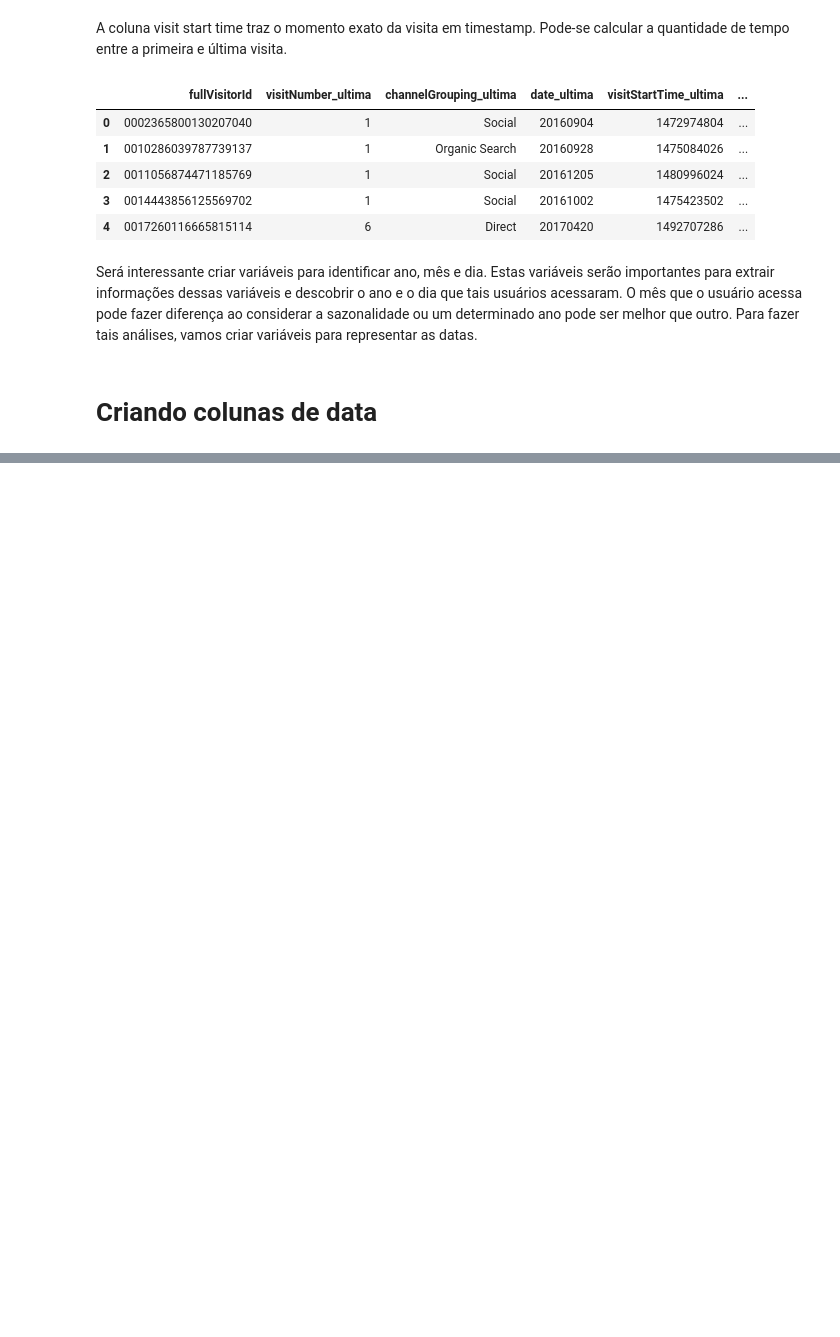
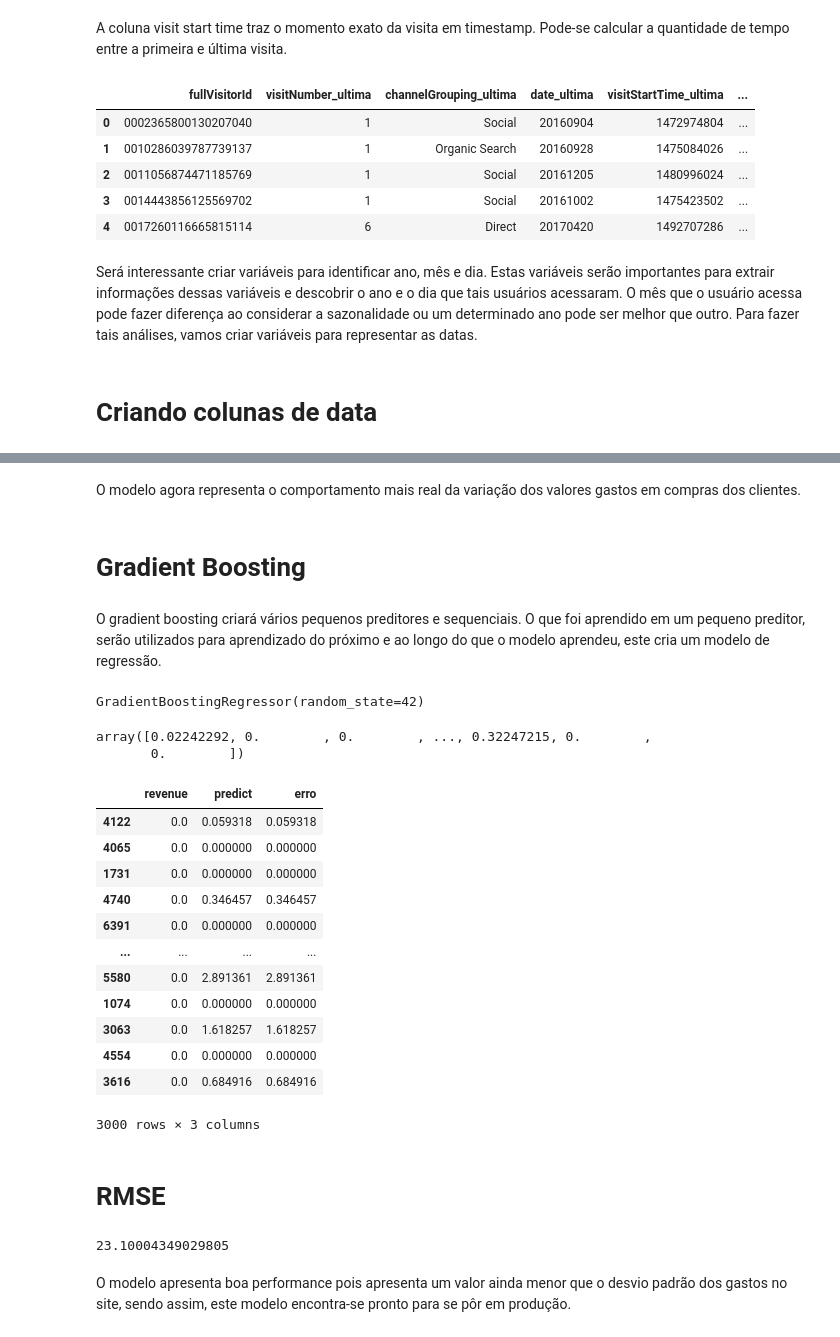
Before and after one commit to Pedro-A-D-S/Marketing-Analytics, a Jupyter notebook: revenue_buy_prediction.ipynb, the cells around one changed output, grey strips where cells are left out. Saved outputs shown, nothing was run; the diff lists cells and outputs as text; code cells hidden in the pictures; blank space fills up the shorter version.

```diff
--- a/revenue_buy_prediction.ipynb
+++ b/revenue_buy_prediction.ipynb
@@ -951,0 +1085,6 @@ visitas['dia_primeira'] = pd.to_numeric([data[6:] for data in visitas['date_prim
+# %% [markdown]
+O modelo agora representa o comportamento mais real da variação dos valores gastos em compras dos clientes.
+# %% [markdown]
+# Gradient Boosting
+# %% [markdown]
+O gradient boosting criará vários pequenos preditores e sequenciais. O que foi aprendido em um pequeno preditor, serão utilizados para aprendizado do próximo e ao longo do que o modelo aprendeu, este cria um modelo de regressão.
@@ -951,0 +1093,4 @@ visitas['dia_primeira'] = pd.to_numeric([data[6:] for data in visitas['date_prim
+# %%
+gb.fit(X_train, y_train)
+# %% [output]
+GradientBoostingRegressor(random_state=42)
@@ -951,0 +1101,34 @@ visitas['dia_primeira'] = pd.to_numeric([data[6:] for data in visitas['date_prim
+# %%
+gb_predict
+# %% [output]
+array([0.02242292, 0.        , 0.        , ..., 0.32247215, 0.        ,
+       0.        ])
+# %%
+resultados = pd.DataFrame() # dataframe de resultados
+resultados['revenue'] = y_test # valores comprados pelo usuário
+resultados['predict'] = reg_predict # valores preditos
+resultados['erro'] = reg_predict - y_test # erro entre a predição e o valor real
+# %%
+resultados
+# %% [output]
+|  | revenue | predict | erro |
+| 4122 | 0.0 | 0.059318 | 0.059318 |
+| 4065 | 0.0 | 0.000000 | 0.000000 |
+| 1731 | 0.0 | 0.000000 | 0.000000 |
+| 4740 | 0.0 | 0.346457 | 0.346457 |
+| 6391 | 0.0 | 0.000000 | 0.000000 |
+| ... | ... | ... | ... |
+| 5580 | 0.0 | 2.891361 | 2.891361 |
+| 1074 | 0.0 | 0.000000 | 0.000000 |
+| 3063 | 0.0 | 1.618257 | 1.618257 |
+| 4554 | 0.0 | 0.000000 | 0.000000 |
+| 3616 | 0.0 | 0.684916 | 0.684916 |
+3000 rows × 3 columns
+# %% [markdown]
+# RMSE
+# %%
+np.sqrt(mean_squared_error(y_test, gb_predict))
+# %% [output]
+23.10004349029805
+# %% [markdown]
+O modelo apresenta boa performance pois apresenta um valor ainda menor que o desvio padrão dos gastos no site, sendo assim, este modelo encontra-se pronto para se pôr em produção.
```
Also changed, not shown: parts of 29 cells of this notebook.
